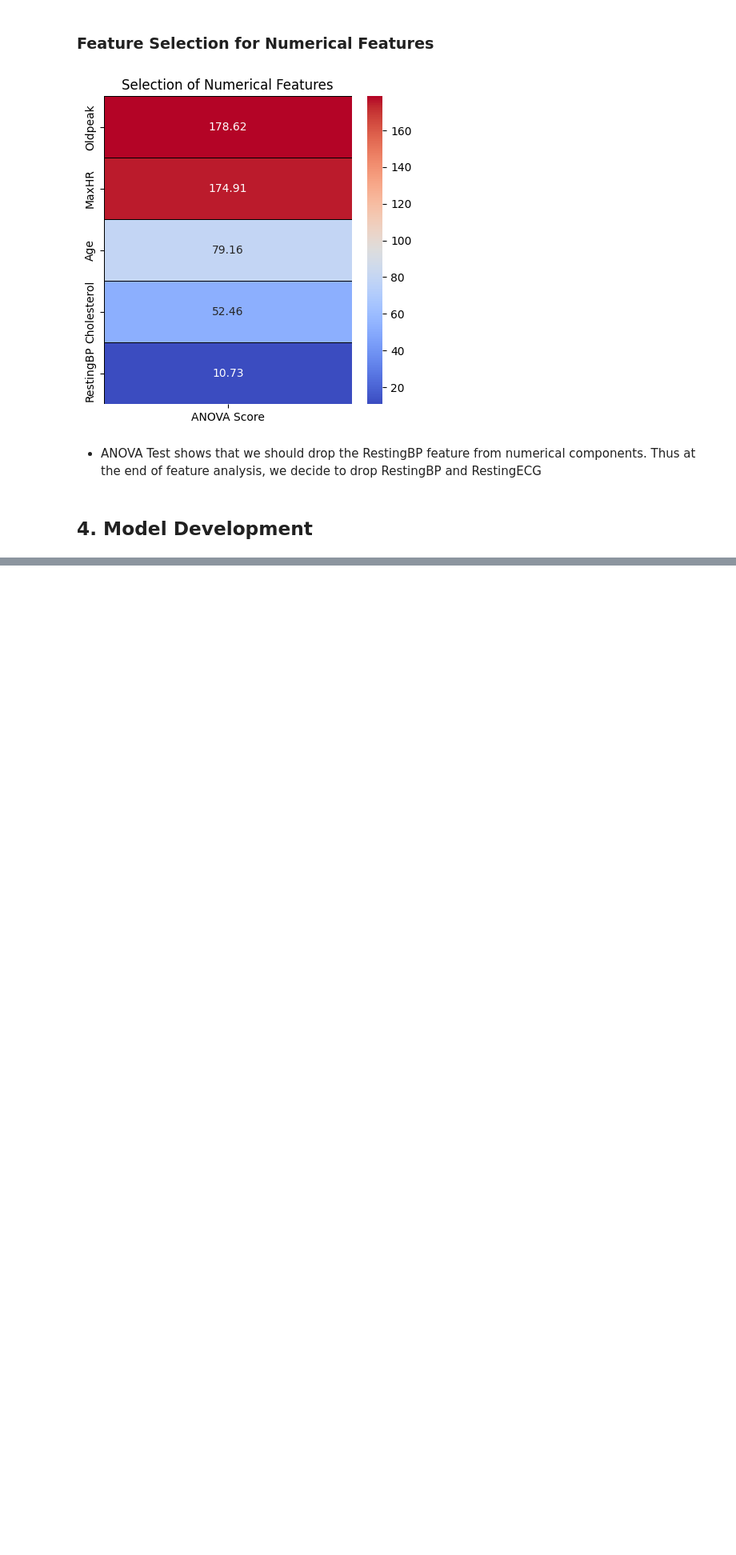
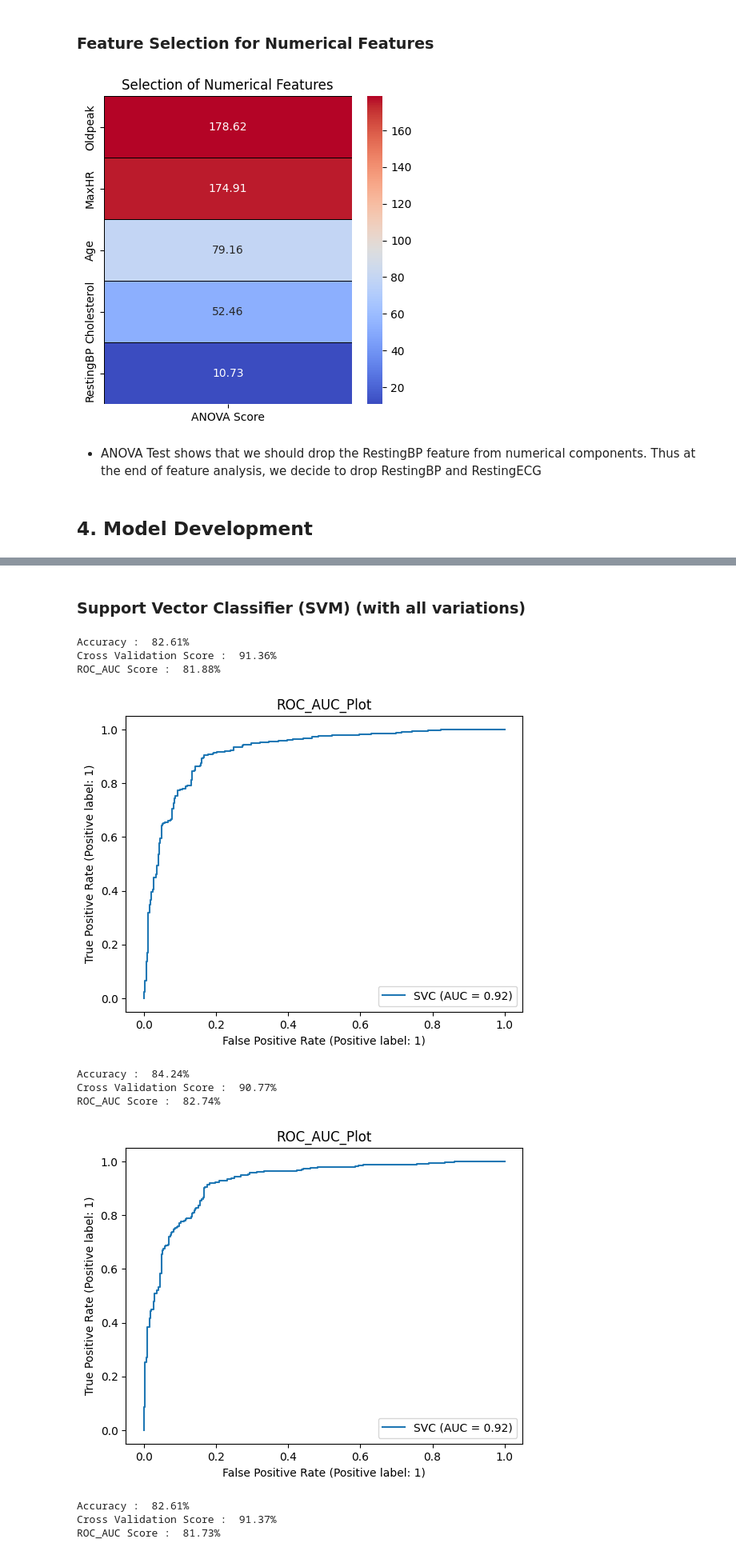
Before and after one commit to koushiksridhar/COMP562-HeartDiseasePred, a Jupyter notebook: HeartDiseasePrediction.ipynb, the cells around one changed output, grey strips where cells are left out. Shown at 80% size. Cells and saved outputs as stored; diff of their text form; code cells hidden in the pictures; blank space fills up the shorter version.

```diff
--- a/HeartDiseasePrediction.ipynb
+++ b/HeartDiseasePrediction.ipynb
@@ -396,0 +473,27 @@ plt.title('Selection of Numerical Features');
+# %% [markdown]
+### Support Vector Classifier (SVM) (with all variations)
+# %%
+from sklearn.svm import SVC
+svc_class_lin = SVC(kernel='linear', C=0.1)
+svc_class_poly = SVC(kernel='poly', C=0.1)
+svc_class_rbf = SVC(kernel='rbf', C=0.1)
+svc_class_sig = SVC(kernel='sigmoid', C=0.1)
+
+model_build(svc_class_lin)
+model_build(svc_class_poly)
+model_build(svc_class_rbf)
+model_build(svc_class_sig)
+
+#We find that poly is best SVM accuracy wise. Perform further eval using poly.
+# %% [output]
+Accuracy :  82.61%
+Cross Validation Score :  91.36%
+ROC_AUC Score :  81.88%
+[figure, added]
+Accuracy :  84.24%
+Cross Validation Score :  90.77%
+ROC_AUC Score :  82.74%
+[figure, added]
+Accuracy :  82.61%
+Cross Validation Score :  91.37%
+ROC_AUC Score :  81.73%
```
Also changed, not shown: parts of 27 cells of this notebook.
